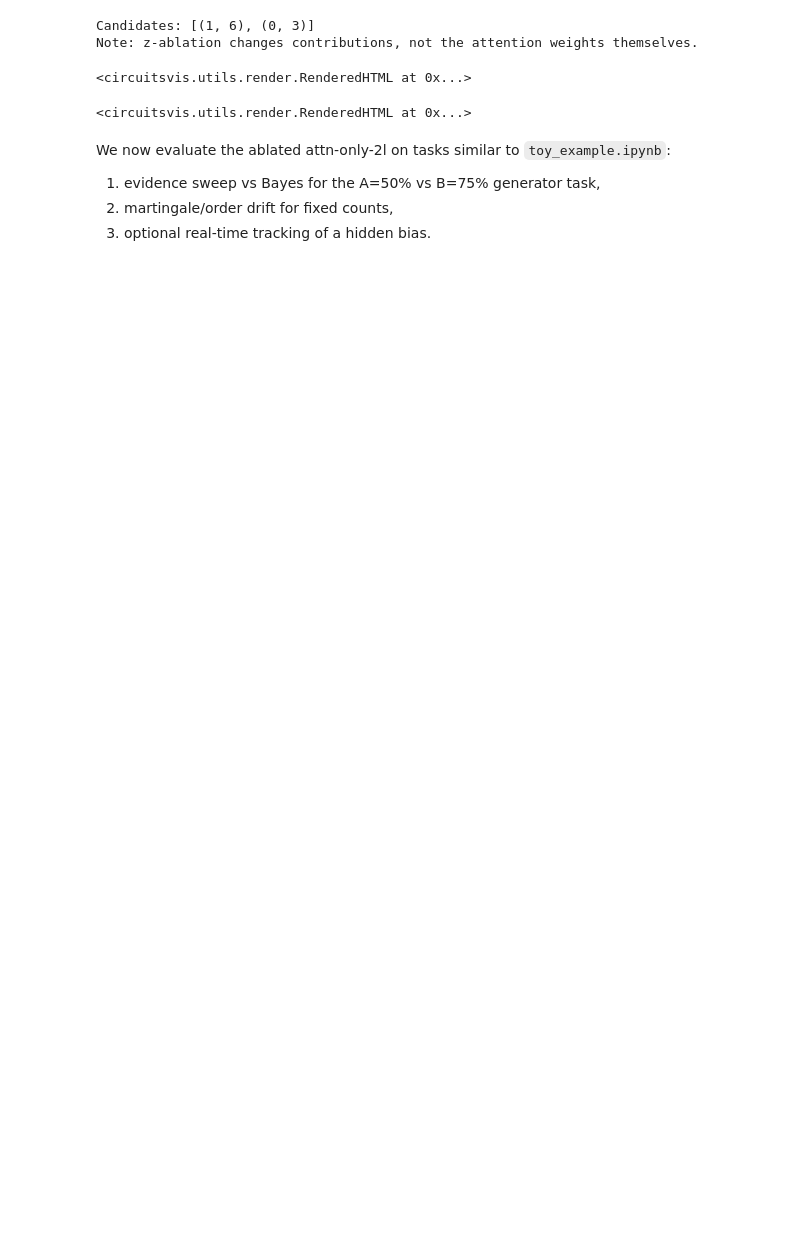
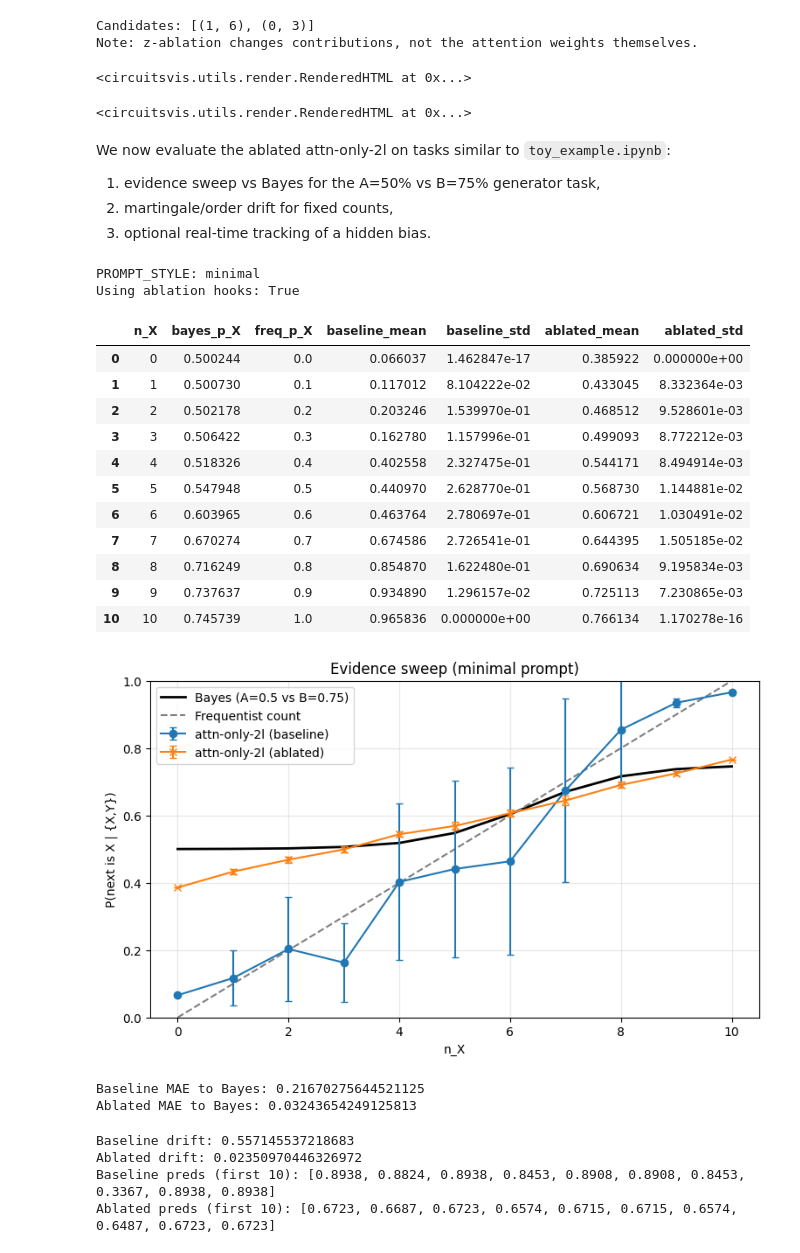
Before and after one commit to Wu-Jinzhou/bayesian-llm, a Jupyter notebook: notebooks/toy_induction.ipynb, the cells around one changed output. Saved outputs shown, nothing was run; the diff lists cells and outputs as text; code cells hidden in the pictures; blank space fills up the shorter version.

```diff
--- a/notebooks/toy_induction.ipynb
+++ b/notebooks/toy_induction.ipynb
@@ -381,7 +371,7 @@ import matplotlib.pyplot as plt
 
 from bayesian_llm.bayes import two_generator_posterior_predictive
 
-PROMPT_STYLE = 'toy'  # 'toy' | 'minimal'
+PROMPT_STYLE = 'minimal'  # 'toy' | 'minimal'
 N_TOTAL = 10
 N_PERMUTATIONS = 10
 
@@ -431,12 +421,17 @@ except NameError:
 
 print('PROMPT_STYLE:', PROMPT_STYLE)
 print('Using ablation hooks:', hooks is not None)
+# %% [output]
+PROMPT_STYLE: minimal
+Using ablation hooks: True
 # %%
 # Evidence sweep: baseline vs ablated
 
 from bayesian_llm.data import make_sequence, permute_sequence
 
 rows = []
+
+rng = np.random.default_rng(0)
 
 for n_x in range(N_TOTAL + 1):
     base_seq = make_sequence(n_x=n_x, n_total=N_TOTAL, x='X', y='Y')
@@ -446,7 +441,7 @@ for n_x in range(N_TOTAL + 1):
     preds_base = []
     preds_abl = []
     for _ in range(N_PERMUTATIONS):
-        seq = permute_sequence(base_seq, rng=np.random.default_rng(0))
+        seq = permute_sequence(base_seq, rng=rng)
         prompt = make_prompt(seq)
         preds_base.append(p_x_for_prompt(prompt, fwd_hooks=None))
         if hooks is not None:
@@ -459,33 +454,49 @@ for n_x in range(N_TOTAL + 1):
         'baseline_mean': float(np.mean(preds_base)),
         'baseline_std': float(np.std(preds_base, ddof=1) if len(preds_base)>1 else 0.0),
         'ablated_mean': float(np.mean(preds_abl)) if preds_abl else None,
         'ablated_std': float(np.std(preds_abl, ddof=1) if len(preds_abl)>1 else None),
     })
 
 df_sweep = pd.DataFrame(rows)
 display(df_sweep)
 
 # Plot
 fig, ax = plt.subplots(figsize=(9, 5))
 ax.plot(df_sweep.n_X, df_sweep.bayes_p_X, color='black', linewidth=2, label='Bayes (A=0.5 vs B=0.75)')
 ax.plot(df_sweep.n_X, df_sweep.freq_p_X, color='gray', linestyle='--', label='Frequentist count')
 ax.errorbar(df_sweep.n_X, df_sweep.baseline_mean, yerr=df_sweep.baseline_std, marker='o', capsize=3, label='attn-only-2l (baseline)')
 if df_sweep.ablated_mean.notna().all():
     ax.errorbar(df_sweep.n_X, df_sweep.ablated_mean, yerr=df_sweep.ablated_std, marker='x', capsize=3, label='attn-only-2l (ablated)')
 ax.set_title(f'Evidence sweep ({PROMPT_STYLE} prompt)')
 ax.set_xlabel('n_X')
 ax.set_ylabel('P(next is X | {X,Y})')
 ax.set_ylim(0, 1)
 ax.grid(True, alpha=0.3)
 ax.legend()
 plt.show()
 
 # Summary stats
 mae_base = float((df_sweep.baseline_mean - df_sweep.bayes_p_X).abs().mean())
 print('Baseline MAE to Bayes:', mae_base)
 if df_sweep.ablated_mean.notna().all():
     mae_abl = float((df_sweep.ablated_mean - df_sweep.bayes_p_X).abs().mean())
     print('Ablated MAE to Bayes:', mae_abl)
+# %% [output]
+|  | n_X | bayes_p_X | freq_p_X | baseline_mean | baseline_std | ablated_mean | ablated_std |
+| 0 | 0 | 0.500244 | 0.0 | 0.066037 | 1.462847e-17 | 0.385922 | 0.000000e+00 |
+| 1 | 1 | 0.500730 | 0.1 | 0.117012 | 8.104222e-02 | 0.433045 | 8.332364e-03 |
+| 2 | 2 | 0.502178 | 0.2 | 0.203246 | 1.539970e-01 | 0.468512 | 9.528601e-03 |
+| 3 | 3 | 0.506422 | 0.3 | 0.162780 | 1.157996e-01 | 0.499093 | 8.772212e-03 |
+| 4 | 4 | 0.518326 | 0.4 | 0.402558 | 2.327475e-01 | 0.544171 | 8.494914e-03 |
+| 5 | 5 | 0.547948 | 0.5 | 0.440970 | 2.628770e-01 | 0.568730 | 1.144881e-02 |
+| 6 | 6 | 0.603965 | 0.6 | 0.463764 | 2.780697e-01 | 0.606721 | 1.030491e-02 |
+| 7 | 7 | 0.670274 | 0.7 | 0.674586 | 2.726541e-01 | 0.644395 | 1.505185e-02 |
+| 8 | 8 | 0.716249 | 0.8 | 0.854870 | 1.622480e-01 | 0.690634 | 9.195834e-03 |
+| 9 | 9 | 0.737637 | 0.9 | 0.934890 | 1.296157e-02 | 0.725113 | 7.230865e-03 |
+| 10 | 10 | 0.745739 | 1.0 | 0.965836 | 0.000000e+00 | 0.766134 | 1.170278e-16 |
+[figure, added]
+Baseline MAE to Bayes: 0.21670275644521125
+Ablated MAE to Bayes: 0.03243654249125813
 # %%
 # Martingale/order drift for fixed counts
 
@@ -513,6 +524,11 @@ if abl_preds:
 print('Baseline preds (first 10):', [round(x,4) for x in base_preds[:10]])
 if abl_preds:
     print('Ablated preds (first 10):', [round(x,4) for x in abl_preds[:10]])
+# %% [output]
+Baseline drift: 0.557145537218683
+Ablated drift: 0.02350970446326972
+Baseline preds (first 10): [0.8938, 0.8824, 0.8938, 0.8453, 0.8908, 0.8908, 0.8453, 0.3367, 0.8938, 0.8938]
+Ablated preds (first 10): [0.6723, 0.6687, 0.6723, 0.6574, 0.6715, 0.6715, 0.6574, 0.6487, 0.6723, 0.6723]
 # %%
 # Optional: real-time tracking of a hidden bias (toy_example-style)
 
```
Also changed, not shown: parts of 11 cells of this notebook.
